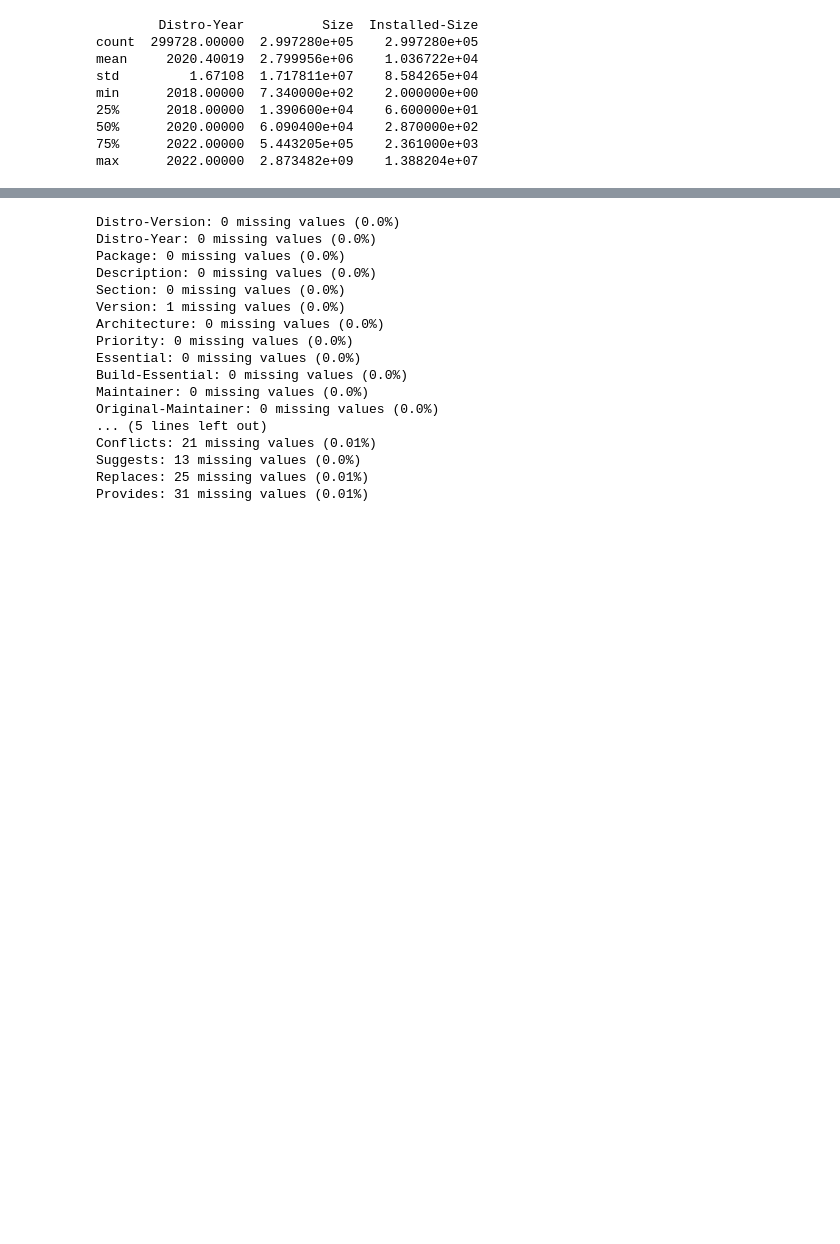
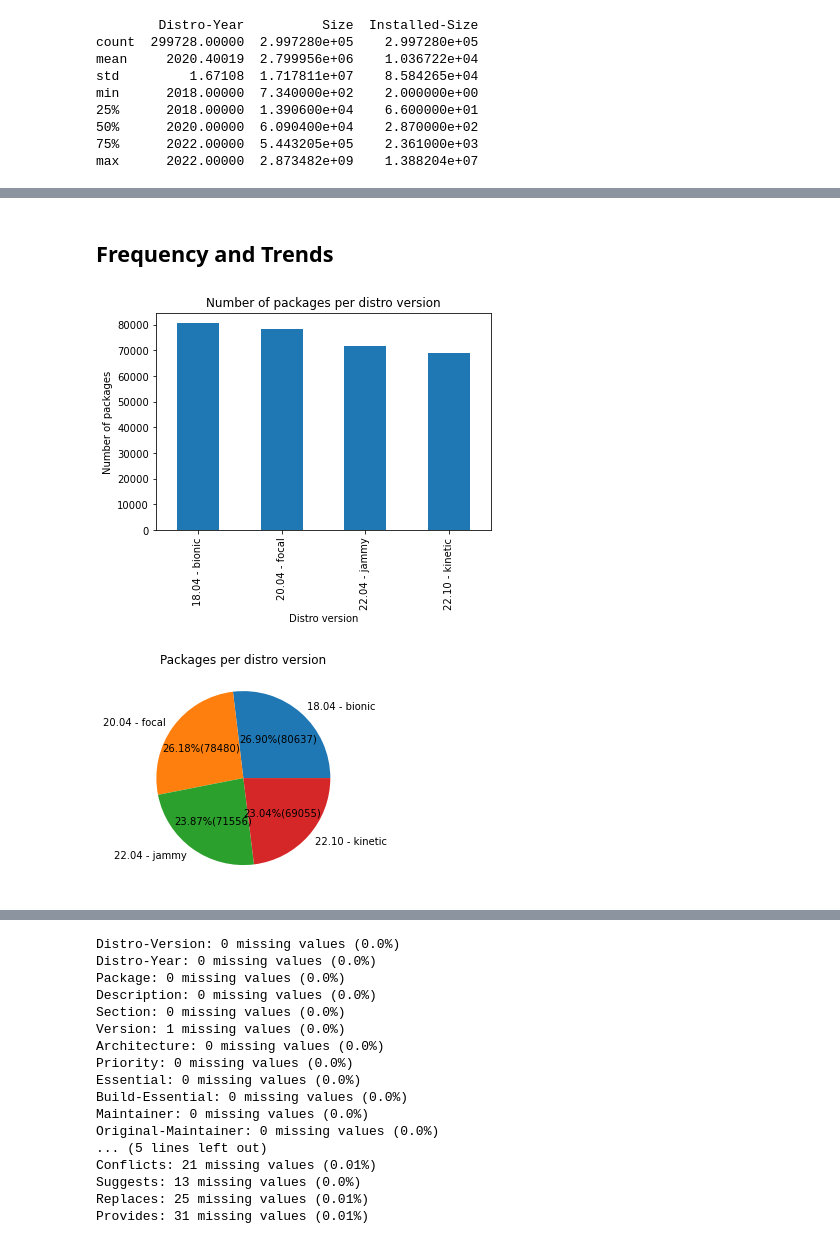
Before and after one commit to joszamama/linux-distros-analysis, a Jupyter notebook: operators/EDA.ipynb, the cells around one changed output, grey strips where cells are left out. Drawn from its saved outputs; the diff is of its cells as text; code cells hidden in the pictures; blank space fills up the shorter version.

```diff
--- a/operators/EDA.ipynb
+++ b/operators/EDA.ipynb
@@ -7,9 +7,6 @@ import seaborn as sns
 import numpy as np
 
 df = pd.read_csv("datawarehouse/processed-ubuntu-packages.csv")
-
-# replace value Null to NaN
-df = df.replace("Null", np.nan)
 # %% [markdown]
 Brief look at the data
 # %%
@@ -47,0 +65,18 @@ max      2022.00000  2.873482e+09    1.388204e+07
+# %% [markdown]
+## Frequency and Trends
+# %%
+# Number of packages per distro version
+pckg_count = df['Distro-Version'].value_counts()
+pckg_count.plot(kind='bar')
+plt.title('Number of packages per distro version')
+plt.xlabel('Distro version')
+plt.ylabel('Number of packages')
+
+# Pie chart of packages per distro version
+plt.figure()
+plt.pie(pckg_count, labels=pckg_count.index, autopct=lambda p: '{:.2f}%({:.0f})'.format(p,(p/100)*pckg_count.sum()))
+plt.title('Packages per distro version')
+plt.show()
+# %% [output]
+[figure, added]
+[figure, added]
```
Also changed, not shown: parts of 22 cells of this notebook.
